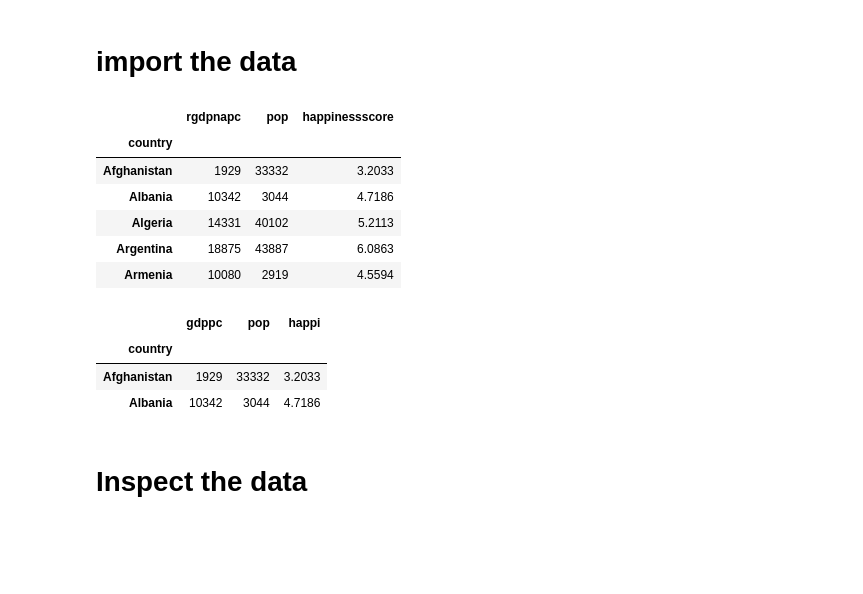
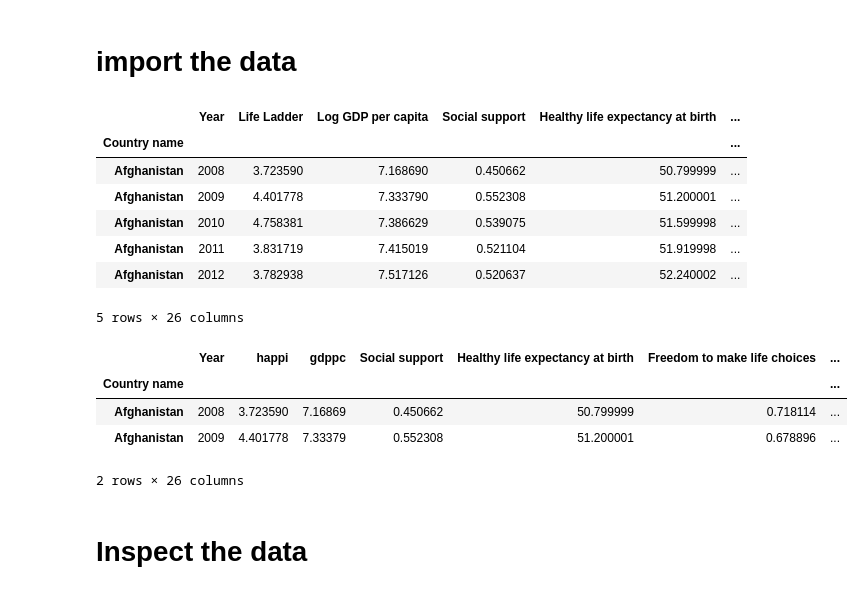
Before and after one commit to rahatsiddique/pandas_basics, a Jupyter notebook: happiness_gdp/happiness and GDP.ipynb, the cells around one changed output. Drawn from its saved outputs; the diff is of its cells as text; code cells hidden in the pictures; blank space fills up the shorter version.

```diff
--- a/happiness_gdp/happiness and GDP.ipynb
+++ b/happiness_gdp/happiness and GDP.ipynb
@@ -13,27 +13,29 @@ import geopandas
 # GDP figures from maddison report.
 # the data has been slightly cleaned?
 # %%
-happy = pd.read_csv('happinessGDP.xlsx',index_col='country')
+happy = pd.read_csv('happiness_with_continent(2019).csv',index_col='Country name')
 # %%
 happy.head()
 # %% [output]
-|  | rgdpnapc | pop | happinessscore |
-| country |  |  |  |
-| Afghanistan | 1929 | 33332 | 3.2033 |
-| Albania | 10342 | 3044 | 4.7186 |
-| Algeria | 14331 | 40102 | 5.2113 |
-| Argentina | 18875 | 43887 | 6.0863 |
-| Armenia | 10080 | 2919 | 4.5594 |
+|  | Year | Life Ladder | Log GDP per capita | Social support | Healthy life expectancy at birth | ... |
+| Country name |  |  |  |  |  | ... |
+| Afghanistan | 2008 | 3.723590 | 7.168690 | 0.450662 | 50.799999 | ... |
+| Afghanistan | 2009 | 4.401778 | 7.333790 | 0.552308 | 51.200001 | ... |
+| Afghanistan | 2010 | 4.758381 | 7.386629 | 0.539075 | 51.599998 | ... |
+| Afghanistan | 2011 | 3.831719 | 7.415019 | 0.521104 | 51.919998 | ... |
+| Afghanistan | 2012 | 3.782938 | 7.517126 | 0.520637 | 52.240002 | ... |
+5 rows × 26 columns
 # %%
 ## the column names are pretty long
 ## we should remember that we are using REAL GDP per capita
-happy= happy.rename(columns={'rgdpnapc': 'gdppc', 'happinessscore': 'happi'})
+happy= happy.rename(columns={'Log GDP per capita': 'gdppc', 'Life Ladder': 'happi'})
 happy.head(n=2)
 # %% [output]
-|  | gdppc | pop | happi |
-| country |  |  |  |
-| Afghanistan | 1929 | 33332 | 3.2033 |
-| Albania | 10342 | 3044 | 4.7186 |
+|  | Year | happi | gdppc | Social support | Healthy life expectancy at birth | Freedom to make life choices | ... |
+| Country name |  |  |  |  |  |  | ... |
+| Afghanistan | 2008 | 3.723590 | 7.16869 | 0.450662 | 50.799999 | 0.718114 | ... |
+| Afghanistan | 2009 | 4.401778 | 7.33379 | 0.552308 | 51.200001 | 0.678896 | ... |
+2 rows × 26 columns
 # %% [markdown]
 # Inspect the data
 # %%
```
